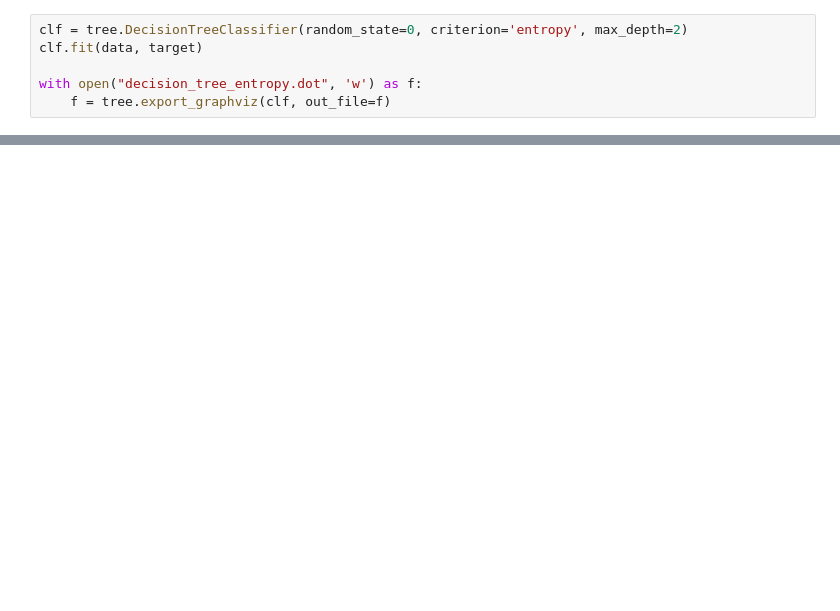
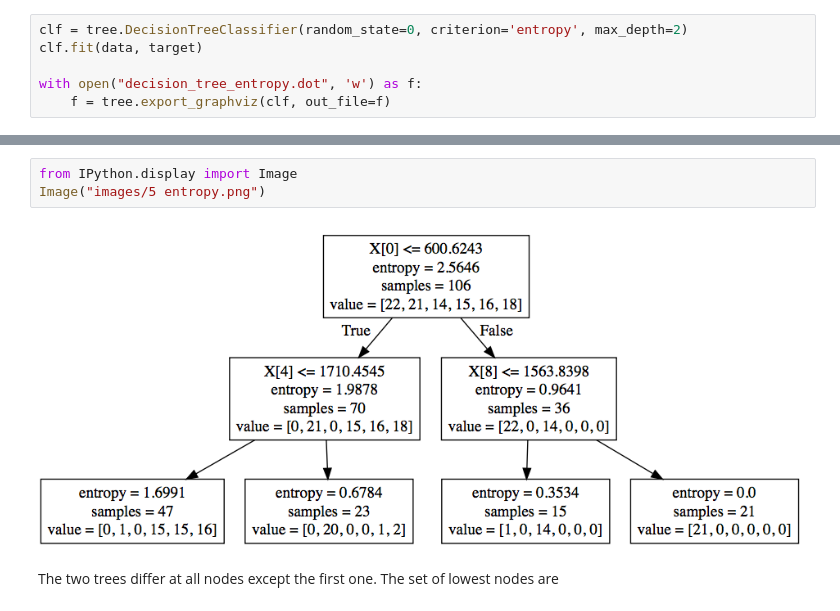
Before and after one commit to bconnorwhite/EE-461P, a Jupyter notebook: HW3/EE461P-HW3.ipynb, the cells around one changed output, grey strips where cells are left out. Drawn from its saved outputs; the diff is of its cells as text; blank space fills up the shorter version.

```diff
--- a/HW3/EE461P-HW3.ipynb
+++ b/HW3/EE461P-HW3.ipynb
@@ -292,0 +268,7 @@ node [shape=box] ;
+# %%
+from IPython.display import Image
+Image("images/5 entropy.png")
+# %% [output]
+[figure, added]
+# %% [markdown]
+The two trees differ at all nodes except the first one. The set of lowest nodes are
```
Also changed, not shown: parts of 3 cells of this notebook, 2 other files.
